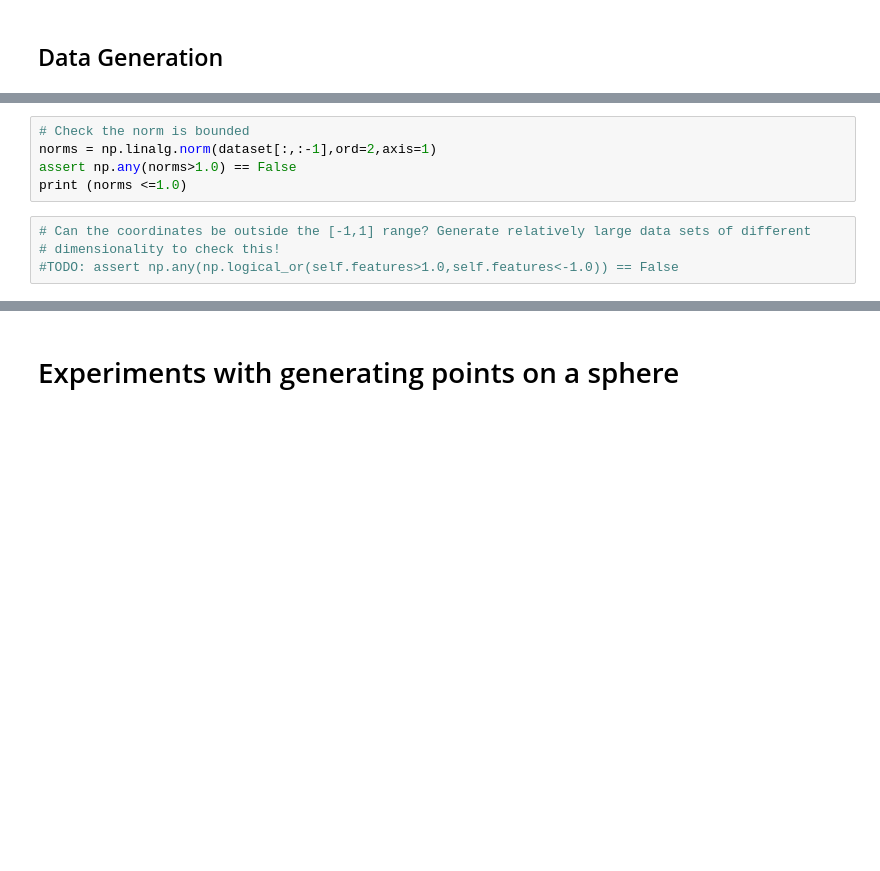
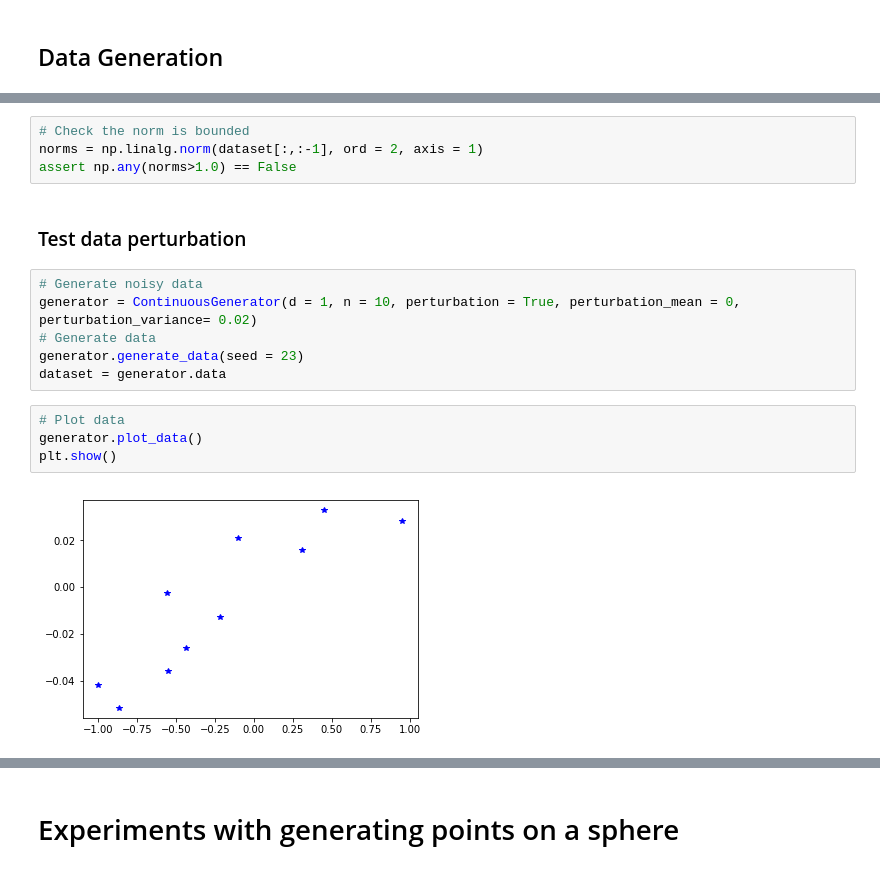
Before and after one commit to alexcoca/Thesis, a Jupyter notebook: Alpha_Net_Regression_Tests.ipynb, the cells around one changed output, grey strips where cells are left out. Cells and saved outputs as stored; diff of their text form; blank space fills up the shorter version.

Commit message:
Data generators new tests

```diff
--- a/Alpha_Net_Regression_Tests.ipynb
+++ b/Alpha_Net_Regression_Tests.ipynb
@@ -22,9 +38,18 @@ generator.plot_data()
 # %%
 # Check the norm is bounded
-norms = np.linalg.norm(dataset[:,:-1],ord=2,axis=1)
+norms = np.linalg.norm(dataset[:,:-1], ord = 2, axis = 1)
 assert np.any(norms>1.0) == False
-print (norms <=1.0)
-# %%
-# Can the coordinates be outside the [-1,1] range? Generate relatively large data sets of different
-# dimensionality to check this!
-#TODO: assert np.any(np.logical_or(self.features>1.0,self.features<-1.0)) == False
+# %% [markdown]
+### Test data perturbation
+# %%
+# Generate noisy data
+generator = ContinuousGenerator(d = 1, n = 10, perturbation = True, perturbation_mean = 0, perturbation_variance= 0.02)
+# Generate data
+generator.generate_data(seed = 23)
+dataset = generator.data
+# %%
+# Plot data
+generator.plot_data()
+plt.show()
+# %% [output]
+[figure, added]
```
Also changed, not shown: parts of 10 cells of this notebook, 1 other file.
